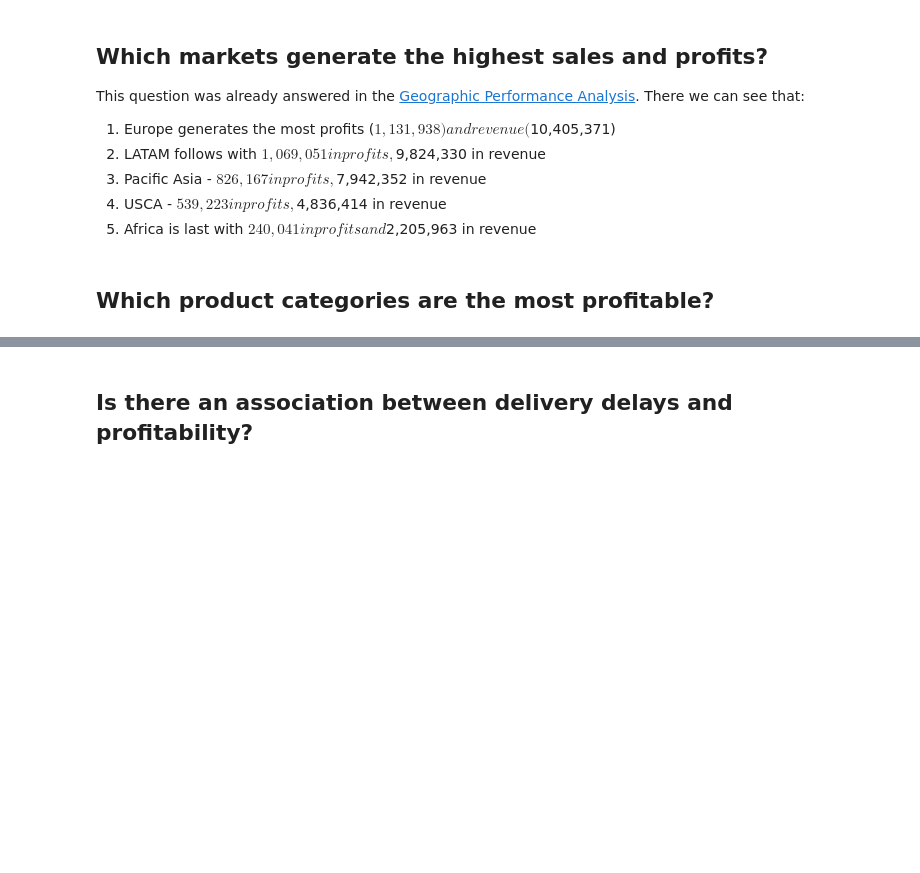
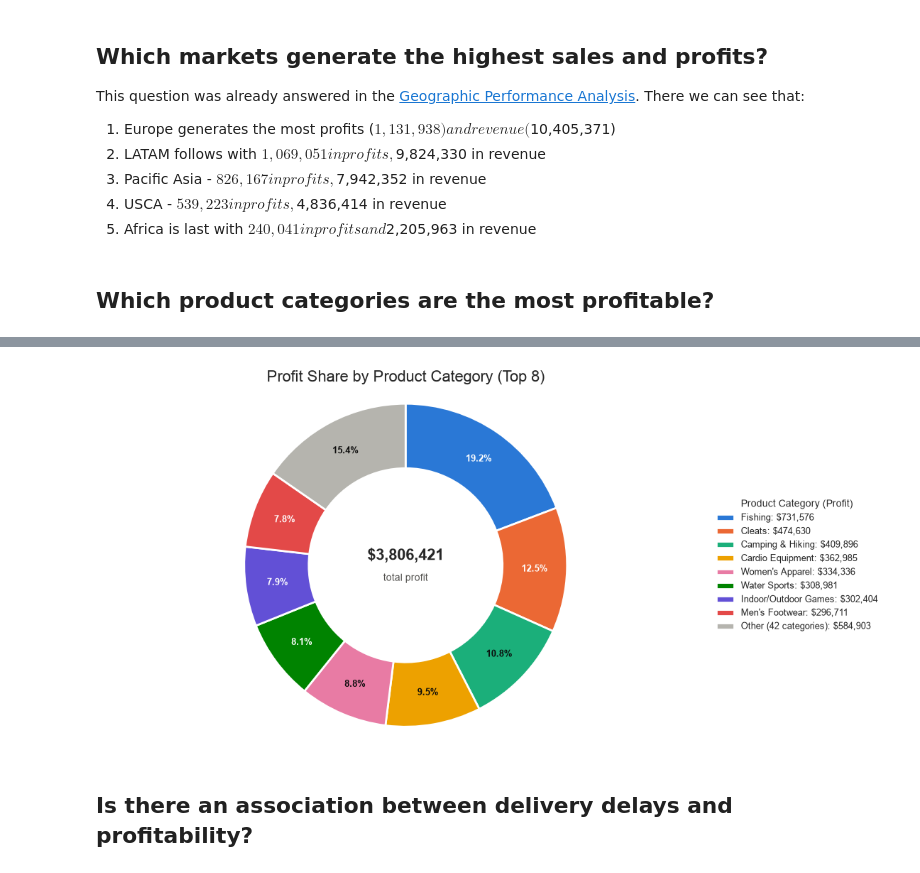
Before and after one commit to DimitarK13/smart-supply-chain, a Jupyter notebook: notebooks/07-financial-performance-analysis.ipynb, the cells around one changed output, grey strips where cells are left out. Cells and saved outputs as stored; diff of their text form; code cells hidden in the pictures; blank space fills up the shorter version.

Commit message:
investigate which product categories are most profitable

```diff
--- a/notebooks/07-financial-performance-analysis.ipynb
+++ b/notebooks/07-financial-performance-analysis.ipynb
@@ -26,3 +26,11 @@ This question was already answered in the [Geographic Performance Analysis](./04
 5. Africa is last with $240,041 in profits and $2,205,963 in revenue
 # %% [markdown]
 ## Which product categories are the most profitable?
+# %%
+profit_per_product_category = df.groupby('category_name')['order_item_profit'].sum().sort_values(ascending=False)
+
+total_profit = profit_per_product_category.sum()
+most_profitable = profit_per_product_category.head(8)
+
+for category, profit in most_profitable.items():
+    print(f'{category}: ${profit:,.0f} ({(profit / total_profit):.2%} of global profit)')
@@ -29,3 +46,57 @@ This question was already answered in the [Geographic Performance Analysis](./04
+# %%
+top_n = 8
+
+top_categories = profit_per_product_category.head(top_n)
+other_profit = profit_per_product_category.iloc[top_n:].sum()
+other_count = len(profit_per_product_category) - top_n
+
+donut_data = pd.concat([top_categories, pd.Series({f'Other ({other_count} categories)': other_profit})])
+
+colors = ['#2a78d6', '#eb6834', '#1baf7a', '#eda100', '#e87ba4', '#008300', '#6250d6', '#e34948', '#b5b4ae']
+
+legend_labels = [
+    f'{category}: ${profit:,.0f}'
+    for category, profit in donut_data.items()
+]
+
+fig, ax = plt.subplots(figsize=(11, 6.5))
+
+wedges, _, pct_labels = ax.pie(
+    donut_data,
+    startangle=90,
+    counterclock=False,
+    colors=colors,
+    autopct='%1.1f%%',
+    pctdistance=0.8,
+    wedgeprops={'edgecolor': 'white', 'linewidth': 2, 'width': 0.4}
+)
+
+light_colors = {'#1baf7a', '#eda100', '#e87ba4', '#b5b4ae'}
+
+for label, color in zip(pct_labels, colors):
+    label.set_fontsize(9)
+    label.set_fontweight('bold')
+    label.set_color('#0b0b0b' if color in light_colors else 'white')
+
+ax.text(0, 0.06, f'${total_profit:,.0f}', ha='center', va='center', fontsize=16, fontweight='bold')
+ax.text(0, -0.08, 'total profit', ha='center', va='center', fontsize=10, color='#52514e')
+
+ax.legend(
+    wedges,
+    legend_labels,
+    title='Product Category (Profit)',
+    loc='center left',
+    bbox_to_anchor=(1, 0.5),
+    frameon=False
+)
+
+ax.set_title('Profit Share by Product Category (Top 8)', fontsize=16)
+ax.axis('equal')
+
+plt.savefig('../visualizations/profit-share-by-product-category.png', bbox_inches='tight')
+plt.show()
+# %% [output]
+[figure, added]
 # %% [markdown]
 ## Is there an association between delivery delays and profitability?
 # %% [markdown]
```
Also changed, not shown: parts of 1 cell of this notebook, 1 other file.
